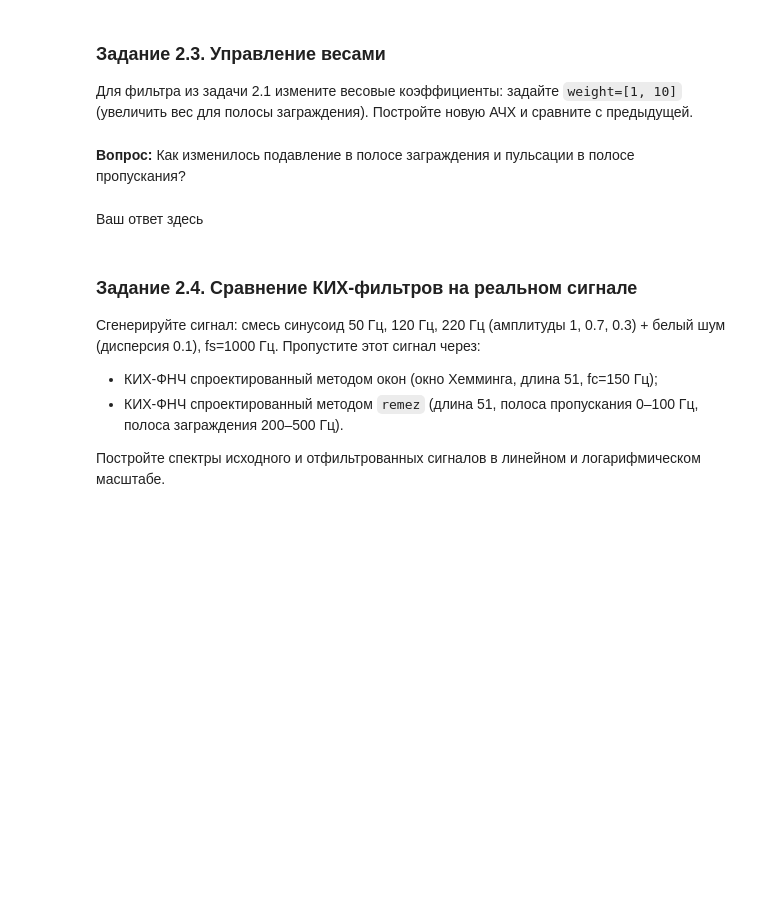
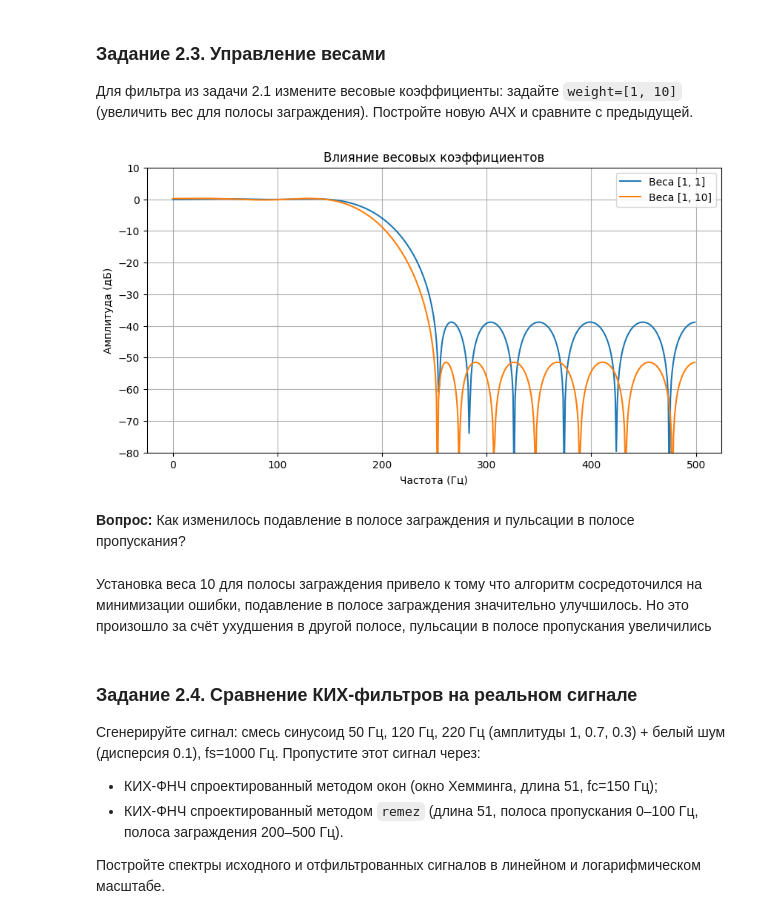
Before and after one commit to ilya-agafonov/dsp-seminars, a Jupyter notebook: seminars/6_Agafonov.ipynb, the cells around one changed output. Drawn from its saved outputs; the diff is of its cells as text; code cells hidden in the pictures; blank space fills up the shorter version.

```diff
--- a/seminars/6_Agafonov.ipynb
+++ b/seminars/6_Agafonov.ipynb
@@ -176,7 +221,26 @@ plt.show()
+# %%
+b_remez = signal.remez(numtaps, bands_remez, desired_remez, fs=fs)
+b_remez_weighted = signal.remez(numtaps, bands_remez, desired_remez, weight=[1, 10], fs=fs)
+
+w_r, h_r = signal.freqz(b_remez, fs=fs)
+w_rw, h_rw = signal.freqz(b_remez_weighted, fs=fs)
+
+plt.figure(figsize=(10, 5))
+plt.plot(w_r, 20 * np.log10(np.abs(h_r) + 1e-12), label='Веса [1, 1]')
+plt.plot(w_rw, 20 * np.log10(np.abs(h_rw) + 1e-12), label='Веса [1, 10]')
+plt.title('Влияние весовых коэффициентов')
+plt.xlabel('Частота (Гц)')
+plt.ylabel('Амплитуда (дБ)')
+plt.ylim(-80, 10)
+plt.grid(True)
+plt.legend()
+plt.show()
+# %% [output]
+[figure, added]
 # %% [markdown]
 **Вопрос:** Как изменилось подавление в полосе заграждения и пульсации в полосе пропускания?
-# %% [markdown]
-Ваш ответ здесь
+# %% [markdown]
+Установка веса 10 для полосы заграждения привело к тому что алгоритм сосредоточился на минимизации ошибки, подавление в полосе заграждения значительно улучшилось. Но это произошло за счёт ухудшения в другой полосе, пульсации в полосе пропускания увеличились
 # %% [markdown]
 ### Задание 2.4. Сравнение КИХ-фильтров на реальном сигнале
 Сгенерируйте сигнал: смесь синусоид 50 Гц, 120 Гц, 220 Гц (амплитуды 1, 0.7, 0.3) + белый шум (дисперсия 0.1), fs=1000 Гц. Пропустите этот сигнал через:
```
Also changed, not shown: parts of 23 cells of this notebook.
